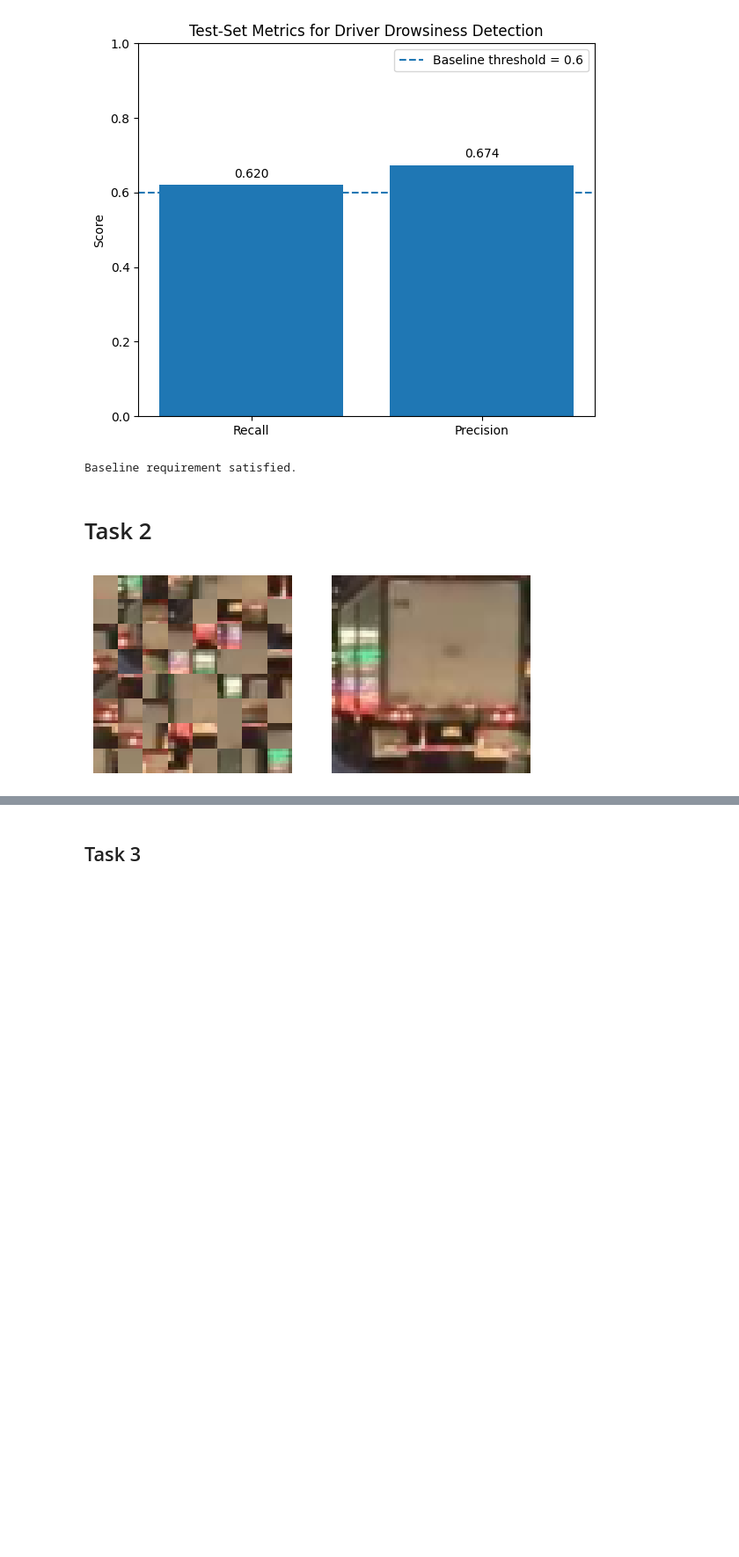
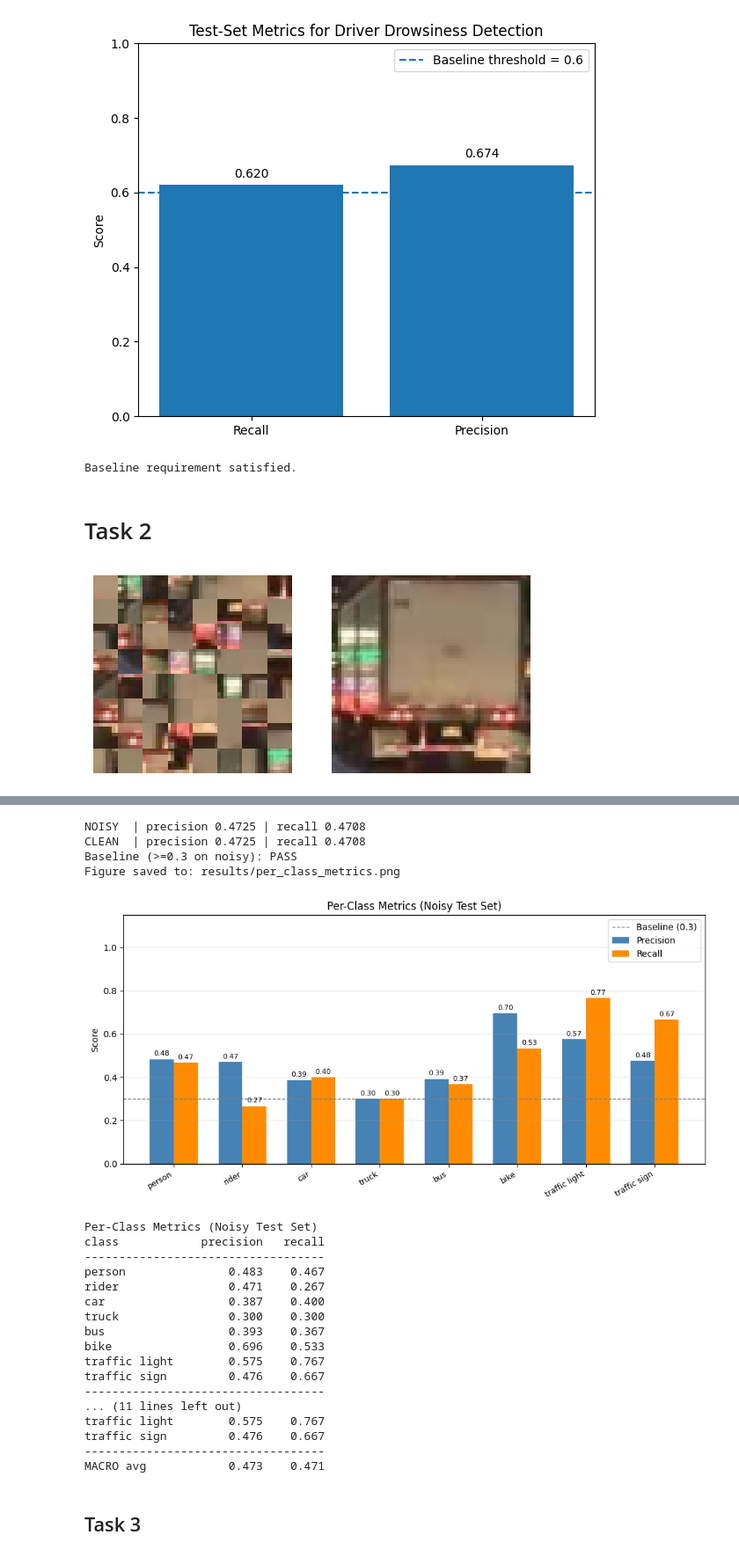
Before and after one commit to JingyaoLU2002/DL_Assignment3, a Jupyter notebook: assignment2_skeleton.ipynb, the cells around one changed output, grey strips where cells are left out. Shown at 88% size. Cells and saved outputs as stored; diff of their text form; code cells hidden in the pictures; blank space fills up the shorter version.

Commit message:
task 2 basic version completed

```diff
--- a/assignment2_skeleton.ipynb
+++ b/assignment2_skeleton.ipynb
@@ -1261,6 +1282,15 @@ def evaluate_task2(model, noisy_loader, clean_loader, num_classes, device, verbo
         },
         "aggregate": agg,
     }
+
+def print_per_class_metrics(precision, recall, class_names, title="Per-Class Metrics"):
+    print(f"\n{title}")
+    print(f"{'class':<15}{'precision':>11}{'recall':>9}")
+    print("-" * 35)
+    for name, p, r in zip(class_names, precision, recall):
+        print(f"{name:<15}{p.item():>11.3f}{r.item():>9.3f}")
+    print("-" * 35)
+    print(f"{'MACRO avg':<15}{precision.mean().item():>11.3f}{recall.mean().item():>9.3f}")
 # %%
 model = InvariantViT(
     img_size=IMG_SIZE, patch_size=PATCH_SIZE, in_channels=3,
@@ -1284,10 +1316,12 @@ assert max_diff < 1e-4, "Model is NOT permutation-invariant — check for positi
 # %%
-model, train_losses, test_losses = train_model(
-    model, train_loader, test_noisy_loader, device=DEVICE,
-    ckpt_path=WEIGHT_PATH,
-    num_epochs=EPOCHS_TASK2, lr=LR_TASK2,
-    weight_decay=WEIGHT_DECAY, force_retrain=FORCE_RETRAIN,
-)
+# model, train_losses, val_losses, test_losses = train_model(
+#     model, train_loader, val_loader, test_noisy_loader, device=DEVICE,
+#     ckpt_path=WEIGHT_PATH, num_epochs=EPOCHS_TASK2, lr=LR_TASK2,
+#     weight_decay=WEIGHT_DECAY, force_retrain=FORCE_RETRAIN,
+# )
+
+best_model_path = 'weights/backup/vit_depth3_dim64_epochs100_lr0.0003.pt'
+model, train_losses, test_losses = load_model_task2(model, ckpt_path=best_model_path)
 # %%
 # loss curves (deliverable #2: log & visualize train/test loss)
 plot_loss_curves(train_losses, test_losses, title="Task 2: Training and Test Loss")
@@ -1294,11 +1330,47 @@ plot_loss_curves(train_losses, test_losses, title="Task 2: Training and Test Los
 # %%
 results = evaluate_task2(model, test_noisy_loader, test_clean_loader, NUM_CLASSES, DEVICE)
 plot_per_class_metrics(
     results["per_class"]["noisy_precision"],
     results["per_class"]["noisy_recall"],
     class_names=test_dataset.classes,
     title="Per-Class Metrics (Noisy Test Set)",
 )
+
+class_names = test_dataset.classes
+print_per_class_metrics(
+    results["per_class"]["noisy_precision"],
+    results["per_class"]["noisy_recall"],
+    class_names, title="Per-Class Metrics (Noisy Test Set)",
+)
+
+print_per_class_metrics(
+    results["per_class"]["clean_precision"],
+    results["per_class"]["clean_recall"],
+    class_names, title="Per-Class Metrics (Clean Test Set)",
+)
+# %% [output]
+NOISY  | precision 0.4725 | recall 0.4708
+CLEAN  | precision 0.4725 | recall 0.4708
+Baseline (>=0.3 on noisy): PASS
+Figure saved to: results/per_class_metrics.png
+[figure, added]
+Per-Class Metrics (Noisy Test Set)
+class            precision   recall
+-----------------------------------
+person               0.483    0.467
+rider                0.471    0.267
+car                  0.387    0.400
+truck                0.300    0.300
+bus                  0.393    0.367
+bike                 0.696    0.533
+traffic light        0.575    0.767
+traffic sign         0.476    0.667
+-----------------------------------
+... (11 lines left out)
+traffic light        0.575    0.767
+traffic sign         0.476    0.667
+-----------------------------------
+MACRO avg            0.473    0.471
 # %% [markdown]
 ## Task 3
 # %%
```
Also changed, not shown: parts of 6 cells of this notebook, 8 other files.
